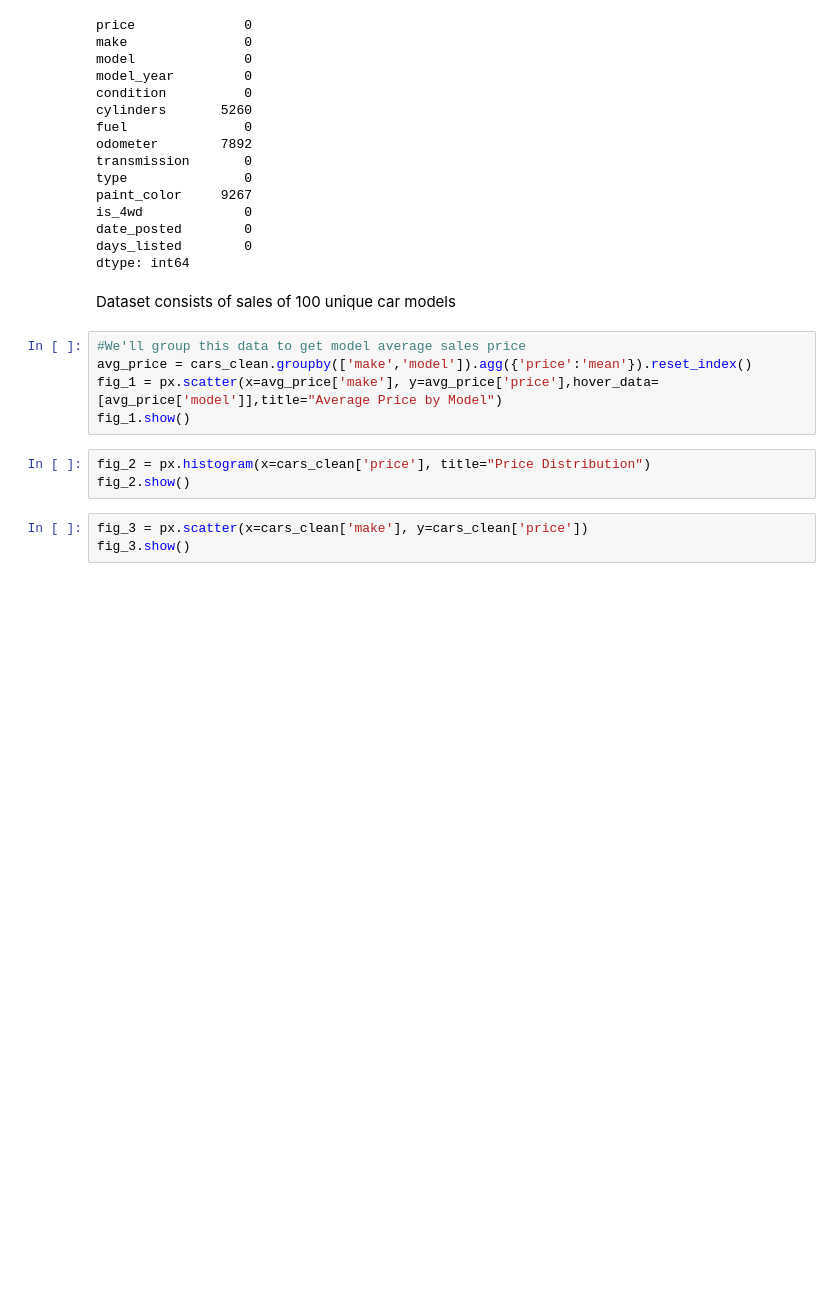
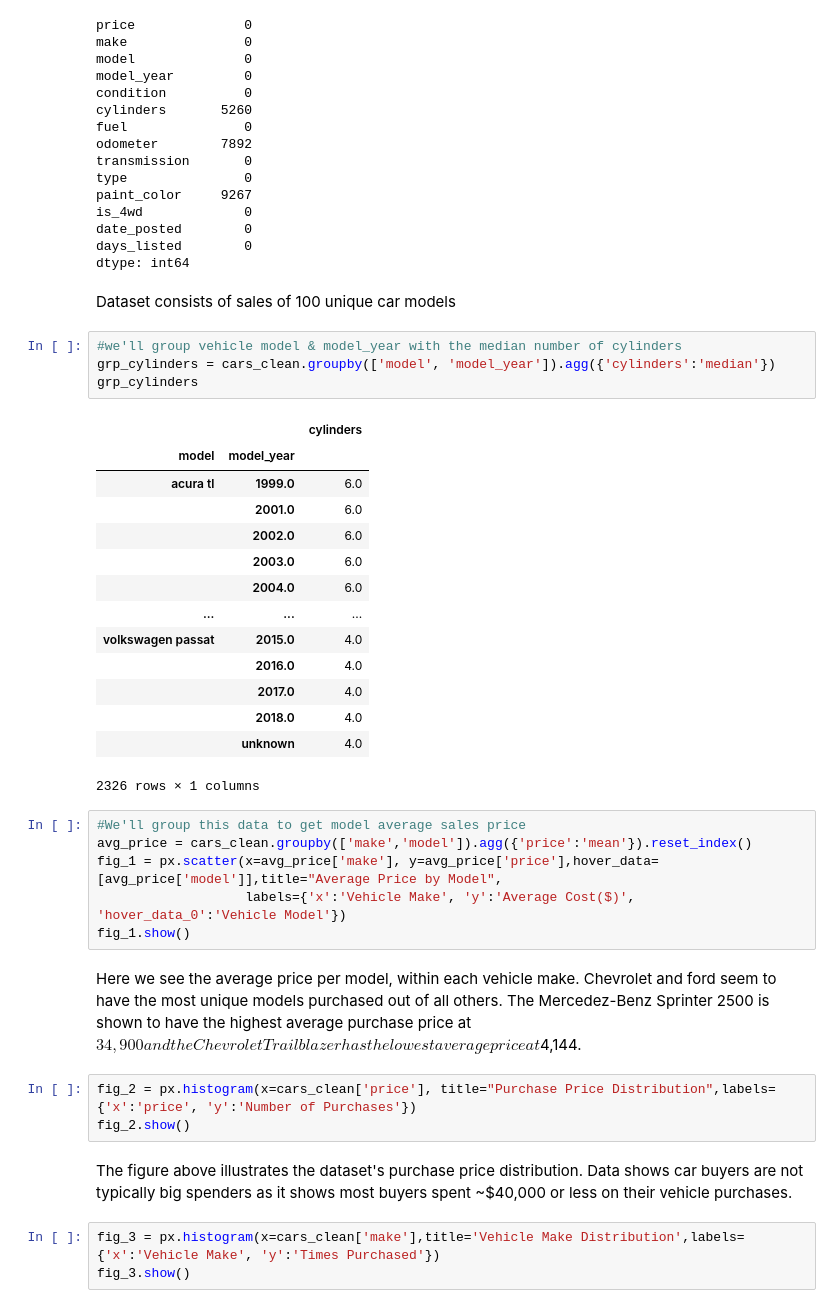
Before and after one commit to Chris-Coded-Rivera/car_sales_data, a Jupyter notebook: notebooks/EDA.ipynb, the cells around one changed output. Cells and saved outputs as stored; diff of their text form; blank space fills up the shorter version.

```diff
--- a/notebooks/EDA.ipynb
+++ b/notebooks/EDA.ipynb
@@ -136,14 +153,38 @@ days_listed        0
 dtype: int64
 # %% [markdown]
 Dataset consists of sales of 100 unique car models
+# %%
+#we'll group vehicle model & model_year with the median number of cylinders
+grp_cylinders = cars_clean.groupby(['model', 'model_year']).agg({'cylinders':'median'})
+grp_cylinders
+# %% [output]
+|  |  | cylinders |
+| model | model_year |  |
+| acura tl | 1999.0 | 6.0 |
+|  | 2001.0 | 6.0 |
+|  | 2002.0 | 6.0 |
+|  | 2003.0 | 6.0 |
+|  | 2004.0 | 6.0 |
+| ... | ... | ... |
+| volkswagen passat | 2015.0 | 4.0 |
+|  | 2016.0 | 4.0 |
+|  | 2017.0 | 4.0 |
+|  | 2018.0 | 4.0 |
+|  | unknown | 4.0 |
+2326 rows × 1 columns
 # %%
 #We'll group this data to get model average sales price
 avg_price = cars_clean.groupby(['make','model']).agg({'price':'mean'}).reset_index()
-fig_1 = px.scatter(x=avg_price['make'], y=avg_price['price'],hover_data=[avg_price['model']],title="Average Price by Model")
+fig_1 = px.scatter(x=avg_price['make'], y=avg_price['price'],hover_data=[avg_price['model']],title="Average Price by Model",
+                   labels={'x':'Vehicle Make', 'y':'Average Cost($)', 'hover_data_0':'Vehicle Model'})
 fig_1.show()
+# %% [markdown]
+Here we see the average price per model, within each vehicle make. Chevrolet and ford seem to have the most unique models purchased out of all others. The Mercedez-Benz Sprinter 2500 is shown to have the highest average purchase price at $34,900 and the Chevrolet Trailblazer has the lowest average price at $4,144.
 # %%
-fig_2 = px.histogram(x=cars_clean['price'], title="Price Distribution")
+fig_2 = px.histogram(x=cars_clean['price'], title="Purchase Price Distribution",labels={'x':'price', 'y':'Number of Purchases'})
 fig_2.show()
+# %% [markdown]
+The figure above illustrates the dataset's purchase price distribution. Data shows car buyers are not typically big spenders as it shows most buyers spent ~$40,000 or less on their vehicle purchases.
 # %%
-fig_3 = px.scatter(x=cars_clean['make'], y=cars_clean['price'])
+fig_3 = px.histogram(x=cars_clean['make'],title='Vehicle Make Distribution',labels={'x':'Vehicle Make', 'y':'Times Purchased'})
 fig_3.show()
```
Also changed, not shown: parts of 4 cells of this notebook.
